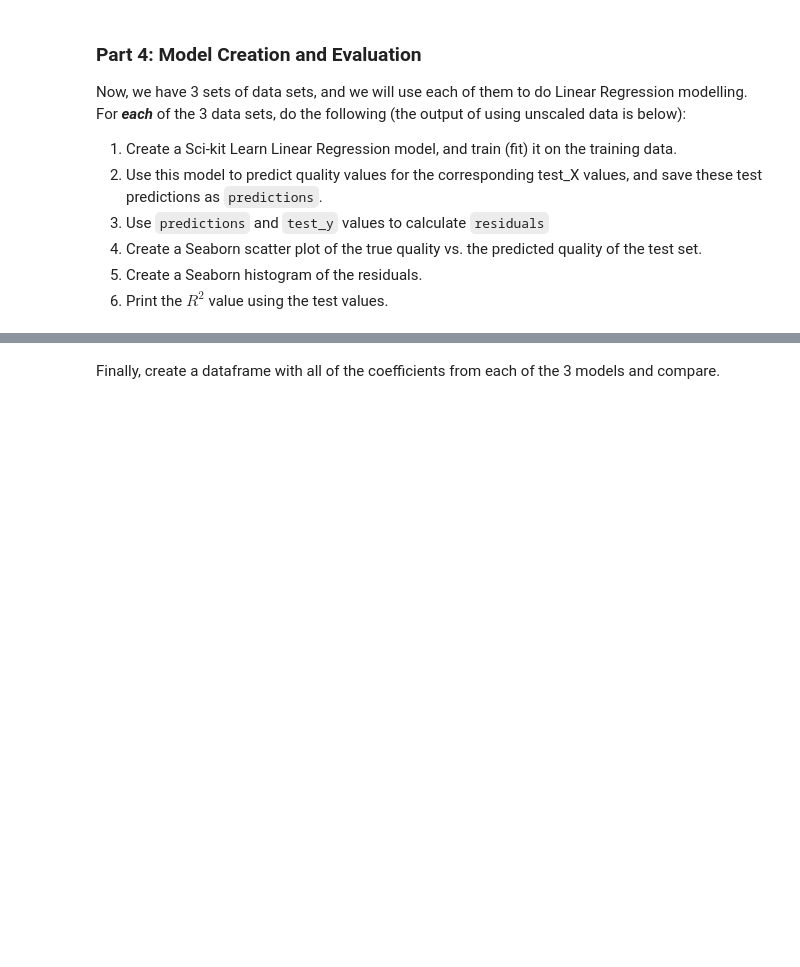
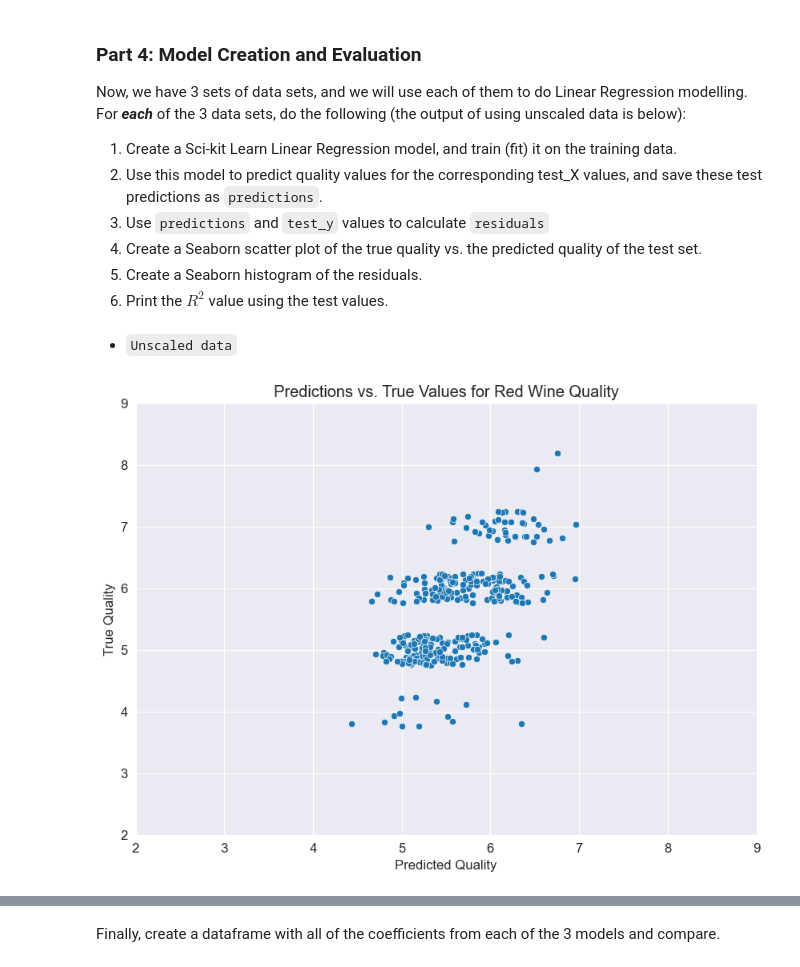
Before and after one commit to ndminhvn/UH-COSC3337, a Jupyter notebook: Homeworks/HW1/hw1_student/Nguyen_Minh_2069407.ipynb, the cells around one changed output, grey strips where cells are left out. Drawn from its saved outputs; the diff is of its cells as text; code cells hidden in the pictures; blank space fills up the shorter version.

Commit message:
Linear Model for Unscaled Dataset

```diff
--- a/Homeworks/HW1/hw1_student/Nguyen_Minh_2069407.ipynb
+++ b/Homeworks/HW1/hw1_student/Nguyen_Minh_2069407.ipynb
@@ -219,2 +225,10 @@ First, let's create an `X_unscaled` Pandas dataframe from our `wine_df` datafram
 # %%
 ### PUT YOUR CODE HERE TO TRY AND MIMIC THE BELOW OUTPUT
+# We will extract the `not quality` columns from `wine_data`. The new data frame will be `X_unscaled`.
+# The array of `quality` values will be Pandas series `y_unscaled`.
+
+X_unscaled = wine_data.drop('quality', axis=1)
+y_unscaled = wine_data['quality']
+# X_unscaled
+# y_unscaled
+print(f'X_unscaled columns: {X_unscaled.columns.to_list()}')
@@ -246,6 +285,10 @@ Use Sci-Kit Learn's train_test_split function to create a training and testing s
 Use a train/test split of 80/20
 # %%
 ### PUT YOUR CODE HERE
+# test_size=0.2 means 20% is testing data set and 80% is training data set
+train_X_unscaled, test_X_unscaled, train_y_unscaled, test_y_unscaled = train_test_split(X_unscaled, y_unscaled, test_size=0.2)
+train_X_ss, test_X_ss, train_y_ss, test_y_ss = train_test_split(X_ss, y_unscaled, test_size=0.2)
+train_X_mm, test_X_mm, train_y_mm, test_y_mm = train_test_split(X_mm, y_unscaled, test_size=0.2)
 # %% [markdown]
 ### __Part 4: Model Creation and Evaluation__
 
@@ -257,3 +300,5 @@ Now, we have 3 sets of data sets, and we will use each of them to do Linear Regr
 4. Create a Seaborn scatter plot of the true quality vs. the predicted quality of the test set.
 5. Create a Seaborn histogram of the residuals.
 6. Print the $R^{2}$ value using the test values.
+# %% [markdown]
+- `Unscaled data`
@@ -260,2 +308,22 @@ Now, we have 3 sets of data sets, and we will use each of them to do Linear Regr
 # %%
 ### PUT YOUR CODE HERE TO TRY AND MIMIC THE BELOW OUTPUT FOR UNSCALED DATA
+# Create a Linear Regression model and fit it to the training data
+model_unscaled = LinearRegression()
+model_unscaled.fit(train_X_unscaled, train_y_unscaled)
+
+# Predict quality values for the test data
+predictions_unscaled = model_unscaled.predict(test_X_unscaled)
+
+# Calculate the residuals
+residuals_unscaled = test_y_unscaled - predictions_unscaled
+
+# Create a scatter plot of true quality vs. predicted quality of the test set
+sns.scatterplot(predictions_unscaled, test_y_unscaled)
+plt.title('Predictions vs. True Values for Red Wine Quality')
+plt.xlabel("Predicted Quality")
+plt.ylabel("True Quality")
+plt.xlim(2, 9)
+plt.ylim(2, 9)
+plt.show()
+# %% [output]
+[figure, added]
```
Also changed, not shown: parts of 9 cells of this notebook.
